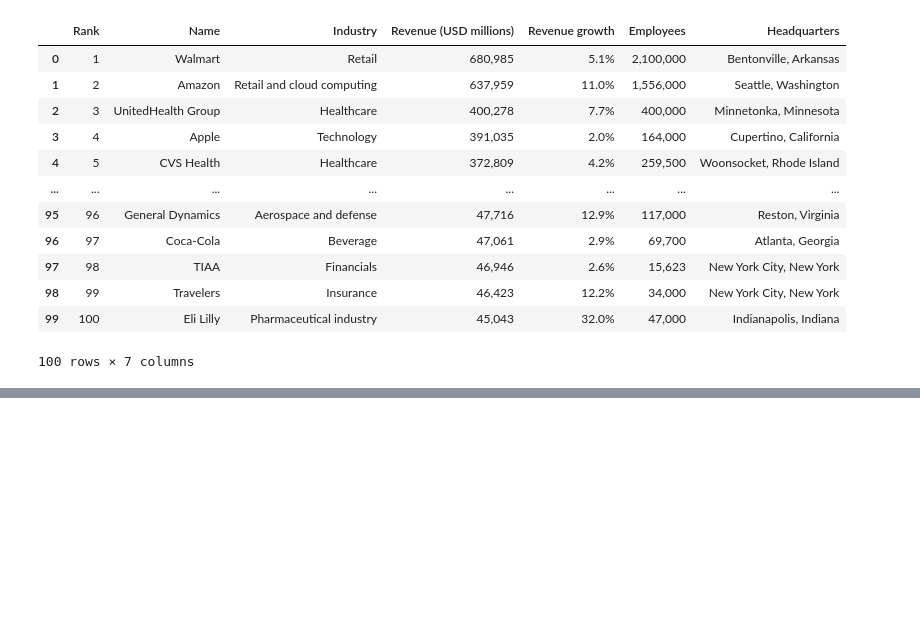
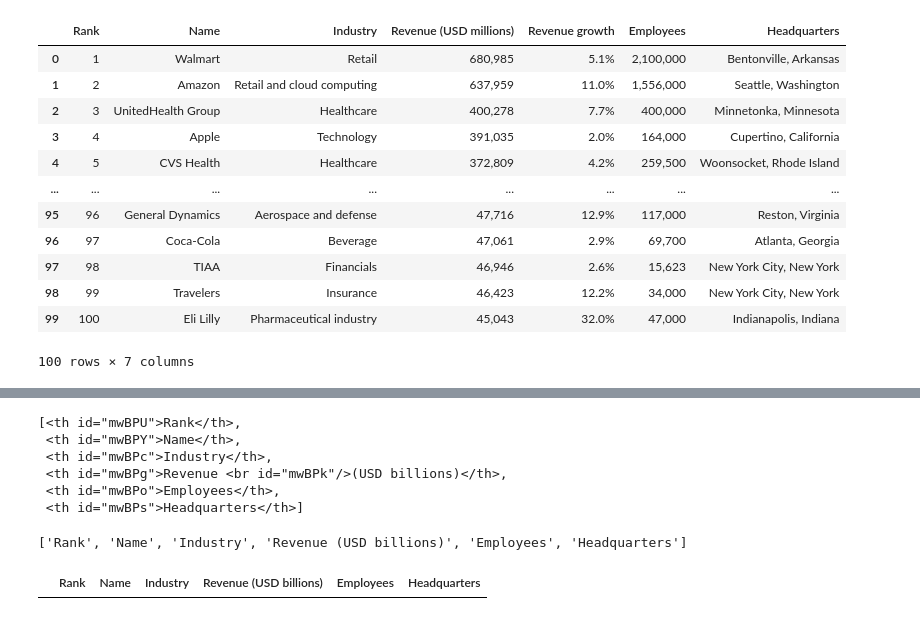
Before and after one commit to mahabubalam-gbs/Python-Web-Scraping-USA-Largest-Companies, a Jupyter notebook: Web_Scraping_USA_Largest_Companies.ipynb, the cells around one changed output, grey strips where cells are left out. Saved outputs shown, nothing was run; the diff lists cells and outputs as text; code cells hidden in the pictures; blank space fills up the shorter version.

```diff
--- a/Web_Scraping_USA_Largest_Companies.ipynb
+++ b/Web_Scraping_USA_Largest_Companies.ipynb
@@ -105,3 +105,5 @@ df
 100 rows × 7 columns
 # %%
 df.to_csv(r'C:\Users\Marvel\Documents\Python Web Scraping USA Largest Companies\USA_Largest_Public_Companies.csv', index = False)
+# %%
+largest_private_companies_table = soup.find_all('table')[1]
@@ -107,0 +130,11 @@ df.to_csv(r'C:\Users\Marvel\Documents\Python Web Scraping USA Largest Companies\
+# %%
+largest_private_companies_titles = largest_private_companies_table.find_all('th')
+# %%
+largest_private_companies_titles
+# %% [output]
+[<th id="mwBPU">Rank</th>,
+ <th id="mwBPY">Name</th>,
+ <th id="mwBPc">Industry</th>,
+ <th id="mwBPg">Revenue <br id="mwBPk"/>(USD billions)</th>,
+ <th id="mwBPo">Employees</th>,
+ <th id="mwBPs">Headquarters</th>]
@@ -107,0 +143,10 @@ df.to_csv(r'C:\Users\Marvel\Documents\Python Web Scraping USA Largest Companies\
+# %%
+print(largest_private_companies_table_titles)
+# %% [output]
+['Rank', 'Name', 'Industry', 'Revenue (USD billions)', 'Employees', 'Headquarters']
+# %%
+df = pd.DataFrame(columns = largest_private_companies_table_titles)
+
+df
+# %% [output]
+|  | Rank | Name | Industry | Revenue (USD billions) | Employees | Headquarters |
```
Also changed, not shown: parts of 7 cells of this notebook.
